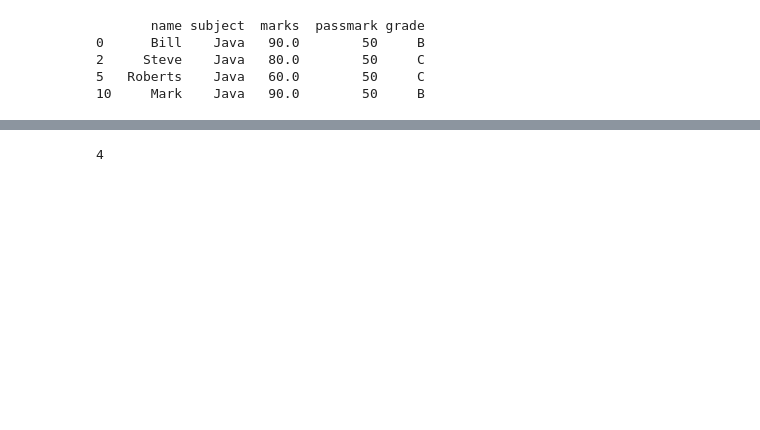
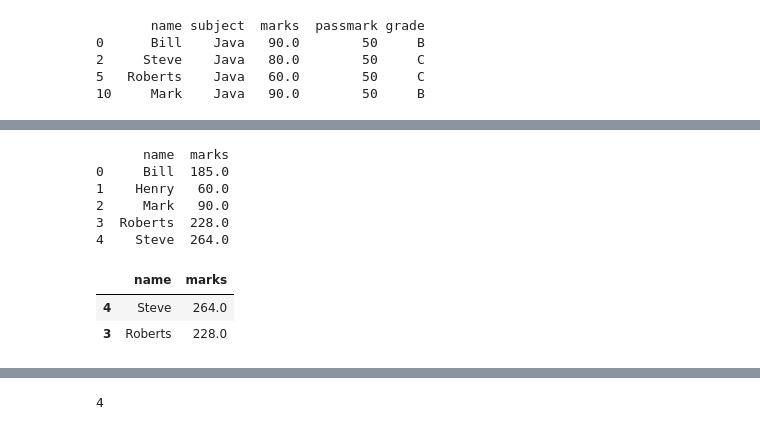
Before and after one commit to srikanthpragada/DS_18_MAY_2020, a Jupyter notebook: pandas/marks_df.ipynb, the cells around one changed output, grey strips where cells are left out. Cells and saved outputs as stored; diff of their text form; code cells hidden in the pictures; blank space fills up the shorter version.

```diff
--- a/pandas/marks_df.ipynb
+++ b/pandas/marks_df.ipynb
@@ -784,0 +823,16 @@ Python
+# %%
+name_g = df.groupby('name', as_index = False)['marks'].sum()
+print(name_g)
+# %% [output]
+      name  marks
+0     Bill  185.0
+1    Henry   60.0
+2     Mark   90.0
+3  Roberts  228.0
+4    Steve  264.0
+# %%
+name_g.nlargest(2,'marks')
+# %% [output]
+|  | name | marks |
+| 4 | Steve | 264.0 |
+| 3 | Roberts | 228.0 |
```
Also changed, not shown: parts of 54 cells of this notebook, 3 other files.
